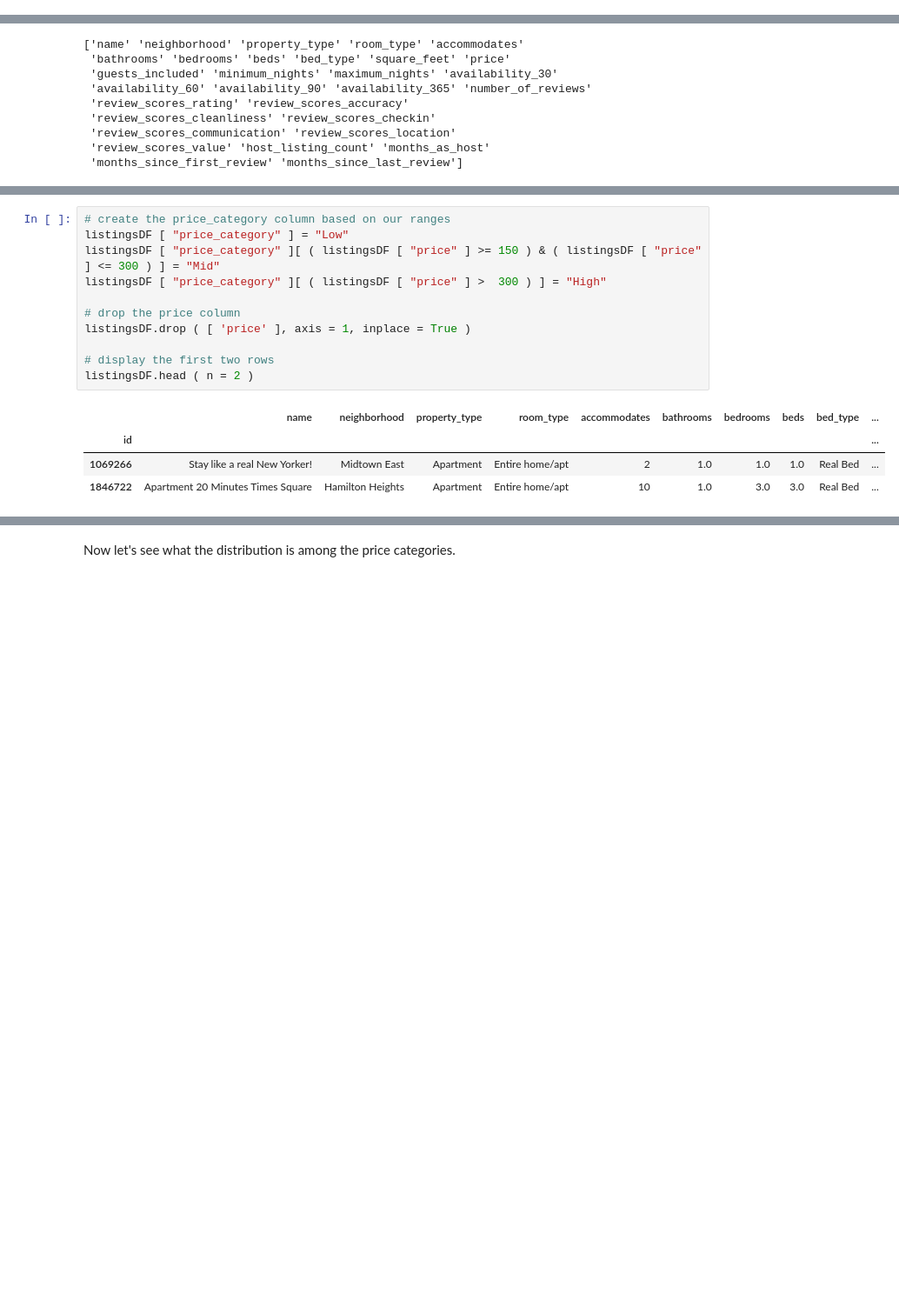
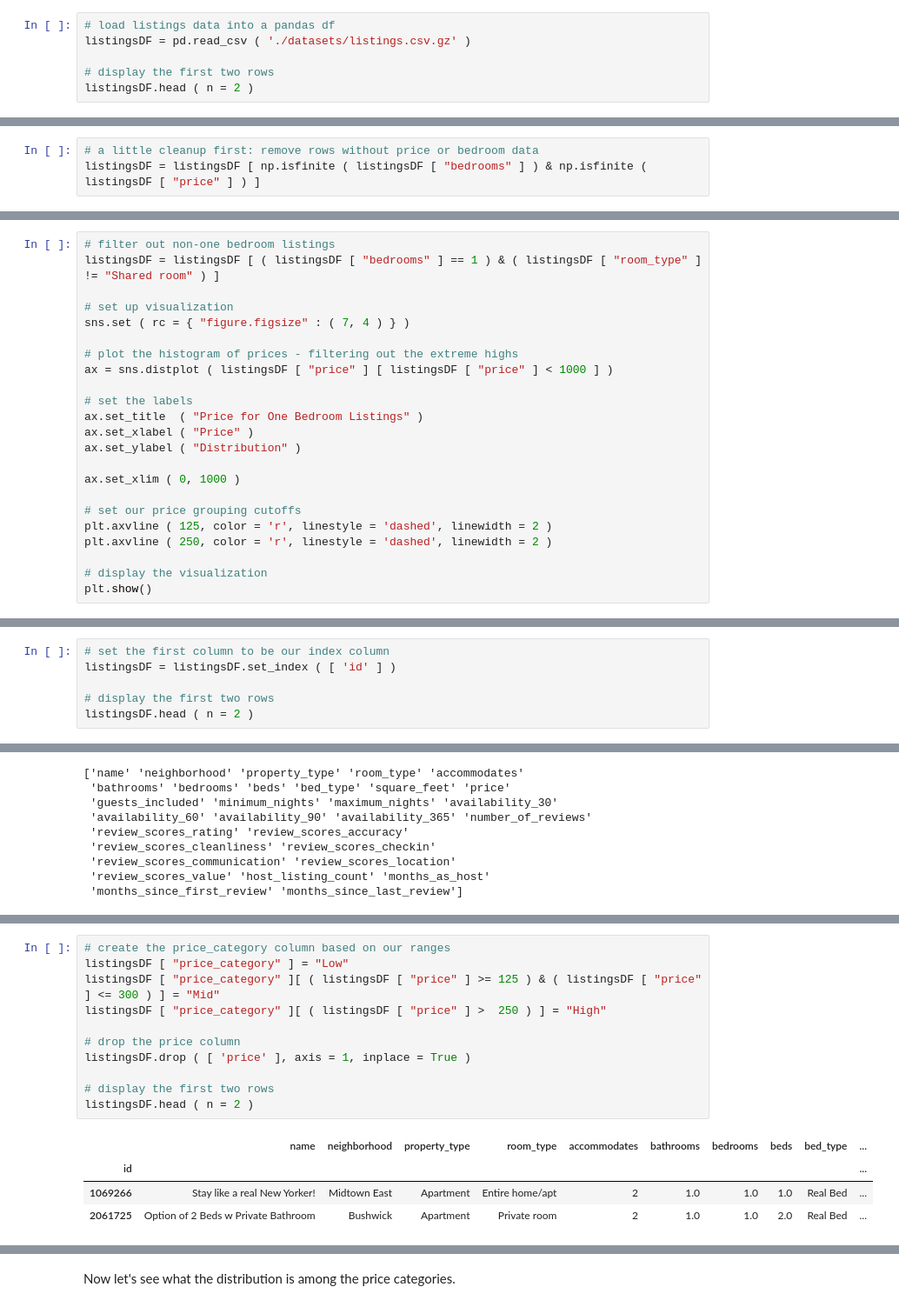
Before and after one commit to vijay4321/cs109AAirbnbProject, a Jupyter notebook: Camera-Murray-Garg-Thangella_CS109A_Project_Final_Report.ipynb, the cells around one changed output, grey strips where cells are left out. Shown at 87% size. Cells and saved outputs as stored; diff of their text form; blank space fills up the shorter version.

```diff
--- a/Camera-Murray-Garg-Thangella_CS109A_Project_Final_Report.ipynb
+++ b/Camera-Murray-Garg-Thangella_CS109A_Project_Final_Report.ipynb
@@ -53,0 +37,6 @@ The cleansed listings dataframe is the main dataset we'll be using for our basel
+# %%
+# load listings data into a pandas df
+listingsDF = pd.read_csv ( './datasets/listings.csv.gz' )
+
+# display the first two rows
+listingsDF.head ( n = 2 )
@@ -53,0 +192,3 @@ The cleansed listings dataframe is the main dataset we'll be using for our basel
+# %%
+# a little cleanup first: remove rows without price or bedroom data
+listingsDF = listingsDF [ np.isfinite ( listingsDF [ "bedrooms" ] ) & np.isfinite ( listingsDF [ "price" ] ) ]
@@ -53,0 +226,23 @@ The cleansed listings dataframe is the main dataset we'll be using for our basel
+# %%
+# filter out non-one bedroom listings
+listingsDF = listingsDF [ ( listingsDF [ "bedrooms" ] == 1 ) & ( listingsDF [ "room_type" ] != "Shared room" ) ]
+
+# set up visualization
+sns.set ( rc = { "figure.figsize" : ( 7, 4 ) } )
+
+# plot the histogram of prices - filtering out the extreme highs
+ax = sns.distplot ( listingsDF [ "price" ] [ listingsDF [ "price" ] < 1000 ] )
+
+# set the labels
+ax.set_title  ( "Price for One Bedroom Listings" )
+ax.set_xlabel ( "Price" )
+ax.set_ylabel ( "Distribution" )
+
+ax.set_xlim ( 0, 1000 )
+
+# set our price grouping cutoffs
+plt.axvline ( 125, color = 'r', linestyle = 'dashed', linewidth = 2 )
+plt.axvline ( 250, color = 'r', linestyle = 'dashed', linewidth = 2 )
+
+# display the visualization
+plt.show()
@@ -53,0 +420,6 @@ The cleansed listings dataframe is the main dataset we'll be using for our basel
+# %%
+# set the first column to be our index column
+listingsDF = listingsDF.set_index ( [ 'id' ] )
+
+# display the first two rows
+listingsDF.head ( n = 2 )
@@ -97,19 +448,19 @@ Now, let's create a price category column and drop the price column.
 # %%
 # create the price_category column based on our ranges
 listingsDF [ "price_category" ] = "Low"
-listingsDF [ "price_category" ][ ( listingsDF [ "price" ] >= 150 ) & ( listingsDF [ "price" ] <= 300 ) ] = "Mid"
-listingsDF [ "price_category" ][ ( listingsDF [ "price" ] >  300 ) ] = "High"
+listingsDF [ "price_category" ][ ( listingsDF [ "price" ] >= 125 ) & ( listingsDF [ "price" ] <= 300 ) ] = "Mid"
+listingsDF [ "price_category" ][ ( listingsDF [ "price" ] >  250 ) ] = "High"
 
 # drop the price column
 listingsDF.drop ( [ 'price' ], axis = 1, inplace = True )
 
 # display the first two rows
 listingsDF.head ( n = 2 )
 # %% [output]
 |  | name | neighborhood | property_type | room_type | accommodates | bathrooms | bedrooms | beds | bed_type | ... |
 | id |  |  |  |  |  |  |  |  |  | ... |
 | 1069266 | Stay like a real New Yorker! | Midtown East | Apartment | Entire home/apt | 2 | 1.0 | 1.0 | 1.0 | Real Bed | ... |
-| 1846722 | Apartment 20 Minutes Times Square | Hamilton Heights | Apartment | Entire home/apt | 10 | 1.0 | 3.0 | 3.0 | Real Bed | ... |
+| 2061725 | Option of 2 Beds w Private Bathroom | Bushwick | Apartment | Private room | 2 | 1.0 | 1.0 | 2.0 | Real Bed | ... |
 2 rows × 30 columns
 # %% [markdown]
 Now let's see what the distribution is among the price categories.
```
Also changed, not shown: parts of 88 cells of this notebook, 8 other files.
